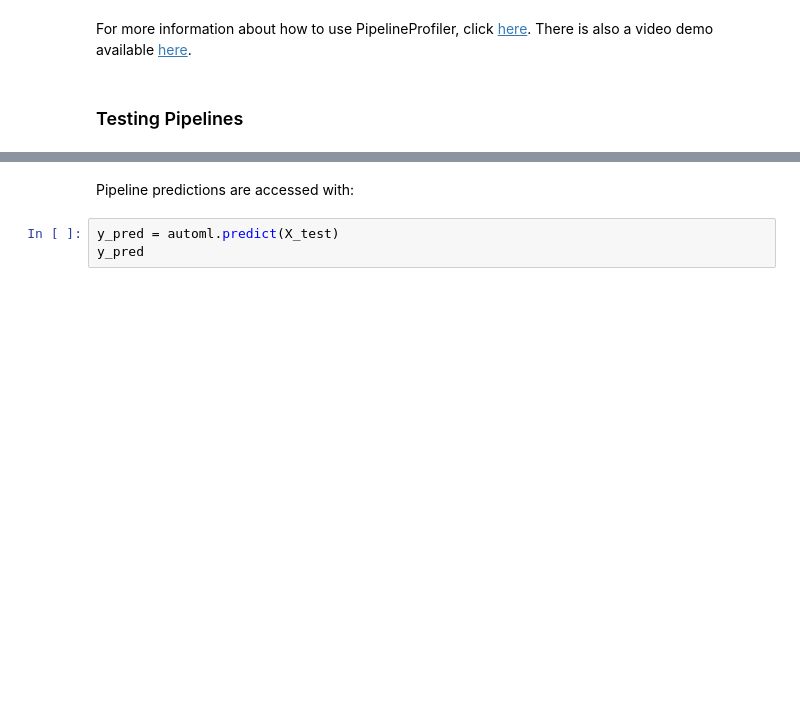
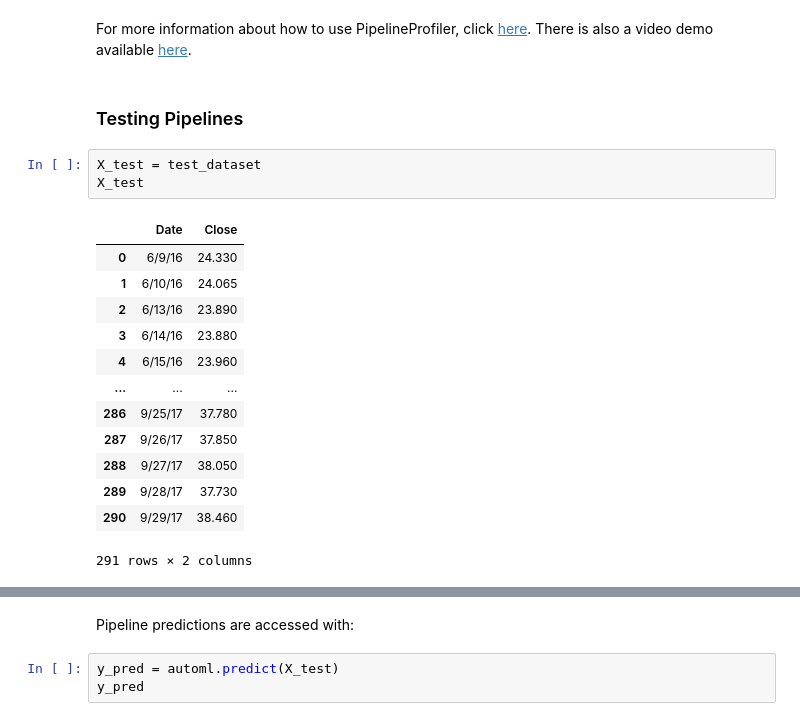
Before and after one commit to VIDA-NYU/alpha-automl, a Jupyter notebook: examples/timeseries_forecasting.ipynb, the cells around one changed output, grey strips where cells are left out. Saved outputs shown, nothing was run; the diff lists cells and outputs as text; blank space fills up the shorter version.

```diff
--- a/examples/timeseries_forecasting.ipynb
+++ b/examples/timeseries_forecasting.ipynb
@@ -132,3 +147,20 @@ automl.plot_comparison_pipelines()
 For more information about how to use PipelineProfiler, click [here](https://towardsdatascience.com/exploring-auto-sklearn-models-with-pipelineprofiler-5b2c54136044). There is also a video demo available [here](https://www.youtube.com/watch?v=2WSYoaxLLJ8).
 # %% [markdown]
 ### Testing Pipelines
+# %%
+X_test = test_dataset
+X_test
+# %% [output]
+|  | Date | Close |
+| 0 | 6/9/16 | 24.330 |
+| 1 | 6/10/16 | 24.065 |
+| 2 | 6/13/16 | 23.890 |
+| 3 | 6/14/16 | 23.880 |
+| 4 | 6/15/16 | 23.960 |
+| ... | ... | ... |
+| 286 | 9/25/17 | 37.780 |
+| 287 | 9/26/17 | 37.850 |
+| 288 | 9/27/17 | 38.050 |
+| 289 | 9/28/17 | 37.730 |
+| 290 | 9/29/17 | 38.460 |
+291 rows × 2 columns
```
Also changed, not shown: parts of 7 cells of this notebook.
